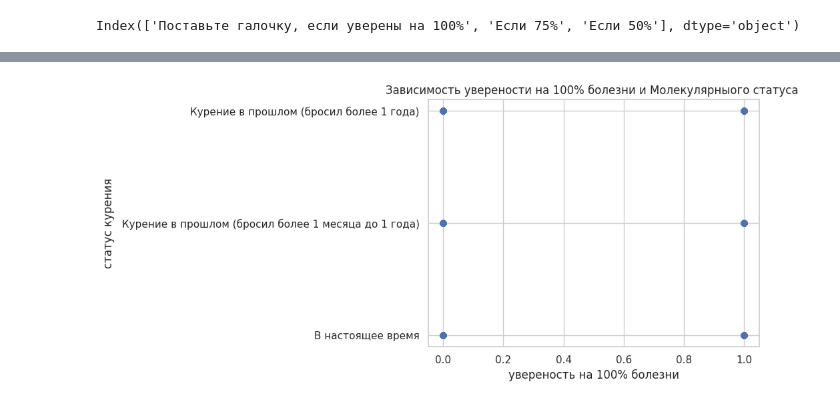
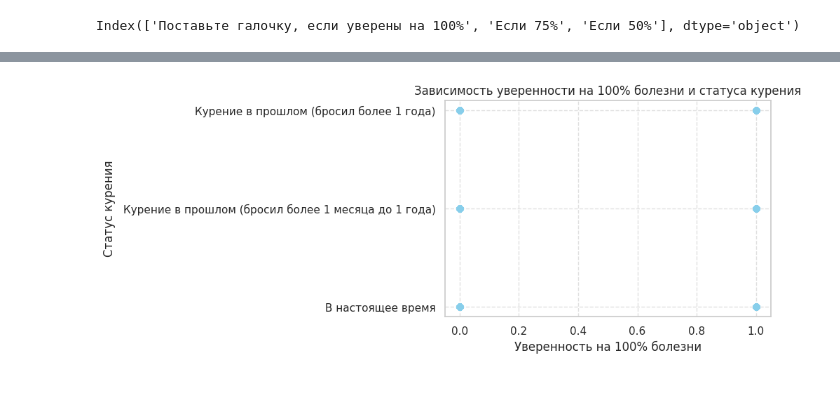
Before and after one commit to Exkluzive88/Project_train, a Jupyter notebook: НИЦ_ПВК_РАК3_степень.ipynb, the cells around one changed output, grey strips where cells are left out. Saved outputs shown, nothing was run; the diff lists cells and outputs as text; code cells hidden in the pictures.

```diff
--- a/НИЦ_ПВК_РАК3_степень.ipynb
+++ b/НИЦ_ПВК_РАК3_степень.ipynb
@@ -51,3 +66,6 @@ id_ответа  Раса       Пол       Возраст  Статус кур
 165897     Азиатская   Мужской   До 70    Курение в прошлом (бросил более 1 года)               0-1   нет                                             да               нет              да               ...
 165898     Азиатская   Мужской   До 70    Курение в прошлом (бросил более 1 года)               0-1   нет                                             да               нет              да               ...
 dtype: int64
+# %%
+df = pd.read_csv('/content/drive/MyDrive/стажировка/PHT3_NIC.xlsx - PHT3_NIC.csv', index_col=0) # index_col определяет столбец, который будет использоваться как индекс
+display(df)
@@ -244,9 +362,3 @@ boolean_columns = df.select_dtypes(include=['bool']).columns #определяе
 print(boolean_columns)
 # %% [output]
 Index(['Поставьте галочку, если уверены на 100%', 'Если 75%', 'Если 50%'], dtype='object')
-# %%
-#Заменим булевые значения на 0 и 1
-df['Поставьте галочку, если уверены на 100%'] = df['Поставьте галочку, если уверены на 100%'].astype(int)
-df['Если 50%'] = df['Если 50%'].astype(int)
-df['Если 75%'] = df['Если 75%'].astype(int)
-df
@@ -267,10 +365,32 @@ df
 # %%
 
 
-plt.scatter(df['Поставьте галочку, если уверены на 100%'], df['Статус курения'])
-plt.title("Зависимость уверености на 100% болезни и Молекулярныого статуса ")
-plt.xlabel("увереность на 100% болезни")
-plt.ylabel("статус курения")
+# Установка стиля seaborn
+sns.set(style="whitegrid")
+
+# Размер графика
+plt.figure(figsize=(6, 4))
+
+# Цвета для разных категорий
+colors = sns.color_palette('Set1', n_colors=2)
+
+# Точечный график
+plt.scatter(
+    df['Поставьте галочку, если уверены на 100%'],
+    df['Статус курения'],
+    color='skyblue',
+    alpha=0.9
+)
+
+# Заголовок и подписи осей
+plt.title("Зависимость уверенности на 100% болезни и статуса курения")
+plt.xlabel("Уверенность на 100% болезни")
+plt.ylabel("Статус курения")
+
+# Добавление сетки
+plt.grid(True, linestyle='--', alpha=0.6)
+
+# Отображение графика
 plt.show()
 # %% [output]
-[figure, old version]
+[figure, new version]
```
Also changed, not shown: parts of 25 cells of this notebook.
